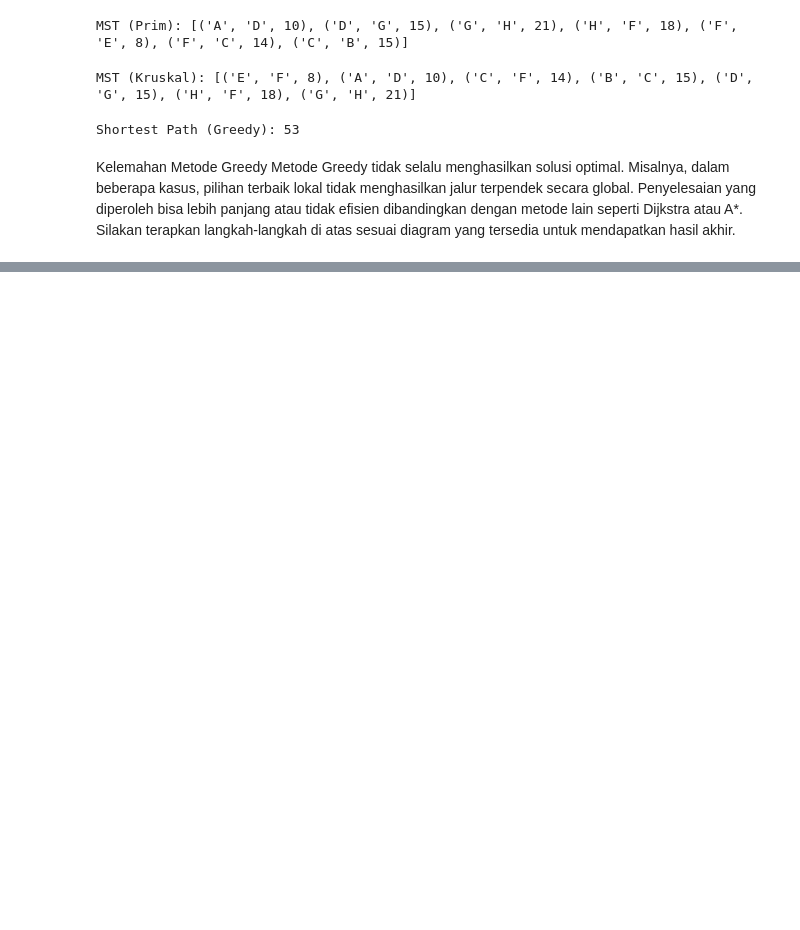
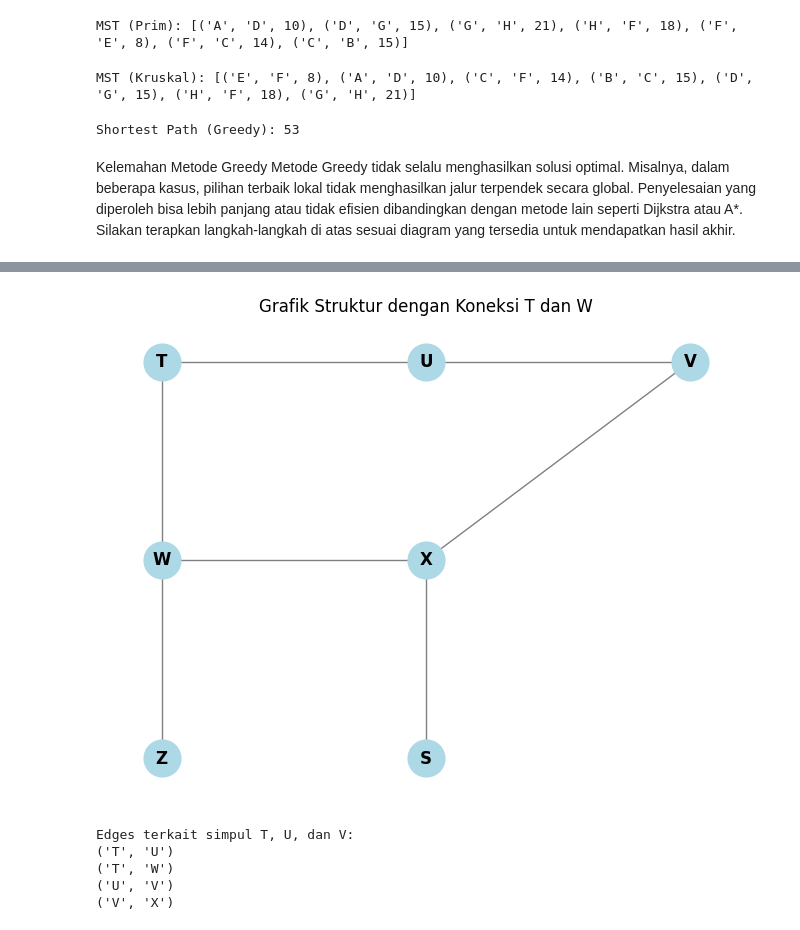
Before and after one commit to fayyadh678/TUGAS-DAA, a Jupyter notebook: Fayyadh_DAA_Pertemuan_11.ipynb, the cells around one changed output, grey strips where cells are left out. Drawn from its saved outputs; the diff is of its cells as text; code cells hidden in the pictures; blank space fills up the shorter version.

```diff
--- a/Fayyadh_DAA_Pertemuan_11.ipynb
+++ b/Fayyadh_DAA_Pertemuan_11.ipynb
@@ -106,0 +122,45 @@ Silakan terapkan langkah-langkah di atas sesuai diagram yang tersedia untuk mend
+# %%
+import networkx as nx
+import matplotlib.pyplot as plt
+
+# Membuat grafik
+G = nx.Graph()
+
+# Menambahkan simpul
+nodes = ['T', 'U', 'V', 'W', 'X', 'Z', 'S']
+G.add_nodes_from(nodes)
+
+# Menambahkan tepi (edges) sesuai dengan struktur yang diperbarui
+edges = [
+    ('T', 'U'),
+    ('U', 'V'),
+    ('T', 'W'),  # Koneksi baru antara T dan W
+    ('W', 'X'),
+    ('X', 'S'),
+    ('W', 'Z'),
+    ('V', 'X')  # Koneksi antara V dan X
+]
+
+G.add_edges_from(edges)
+
+# Menggambar grafik
+pos = {
+    'T': (0, 2), 'U': (1, 2), 'V': (2, 2),
+    'W': (0, 1), 'X': (1, 1),
+    'Z': (0, 0), 'S': (1, 0)
+}
+nx.draw(G, pos, with_labels=True, node_size=700, node_color='lightblue', font_size=12, font_weight='bold', edge_color='gray')
+plt.title("Grafik Struktur dengan Koneksi T dan W")
+plt.show()
+
+# Menampilkan edge yang terkait dengan simpul T, U, V
+print("Edges terkait simpul T, U, dan V:")
+for edge in G.edges(['T', 'U', 'V']):
+    print(edge)
+# %% [output]
+[figure, added]
+Edges terkait simpul T, U, dan V:
+('T', 'U')
+('T', 'W')
+('U', 'V')
+('V', 'X')
```
Also changed, not shown: parts of 2 cells of this notebook.
